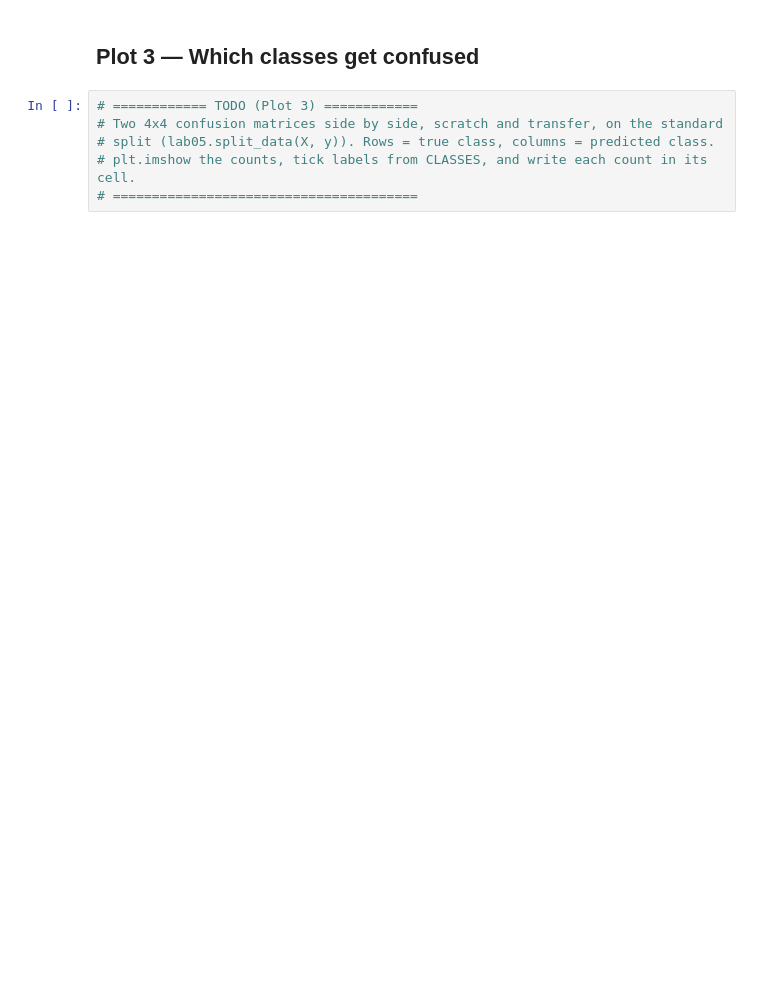
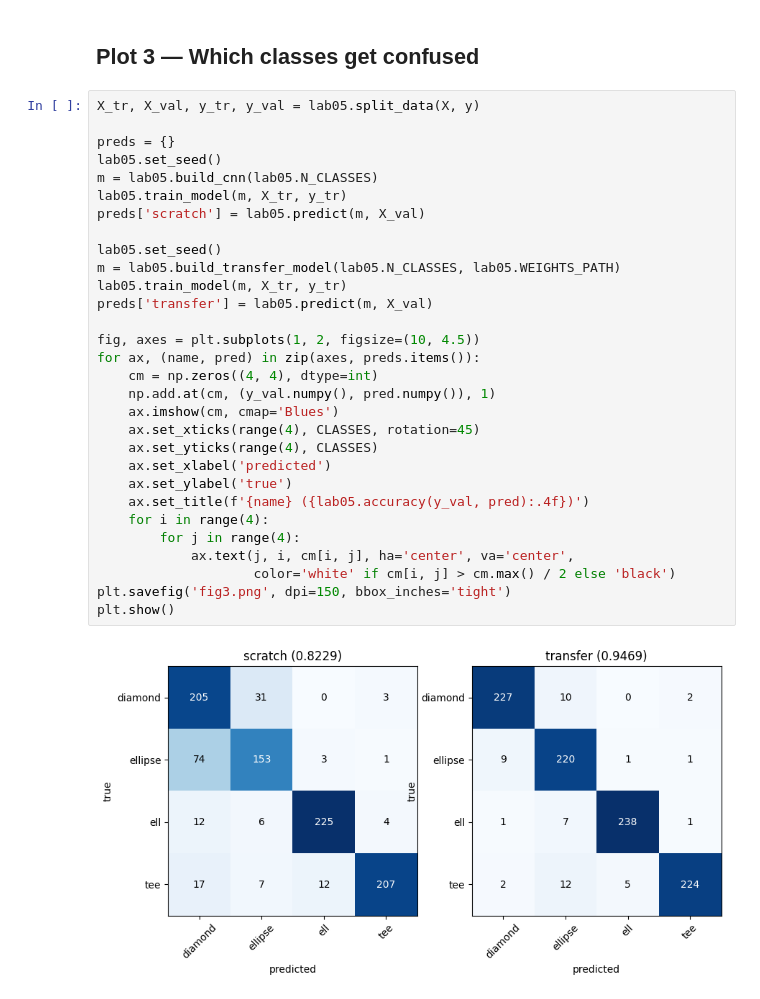
Before and after one commit to rhddnjs1974/machine-learning-project, a Jupyter notebook: lab05/notebooks/lab05_visualization.ipynb, the cells around one changed output. Cells and saved outputs as stored; diff of their text form; blank space fills up the shorter version.

```diff
--- a/lab05/notebooks/lab05_visualization.ipynb
+++ b/lab05/notebooks/lab05_visualization.ipynb
@@ -45,8 +79,34 @@ results
 # %% [markdown]
 ## Plot 3 — Which classes get confused
-# %%
-# ============ TODO (Plot 3) ============
-# Two 4x4 confusion matrices side by side, scratch and transfer, on the standard
-# split (lab05.split_data(X, y)). Rows = true class, columns = predicted class.
-# plt.imshow the counts, tick labels from CLASSES, and write each count in its cell.
-# =======================================
+# %%
+X_tr, X_val, y_tr, y_val = lab05.split_data(X, y)
+
+preds = {}
+lab05.set_seed()
+m = lab05.build_cnn(lab05.N_CLASSES)
+lab05.train_model(m, X_tr, y_tr)
+preds['scratch'] = lab05.predict(m, X_val)
+
+lab05.set_seed()
+m = lab05.build_transfer_model(lab05.N_CLASSES, lab05.WEIGHTS_PATH)
+lab05.train_model(m, X_tr, y_tr)
+preds['transfer'] = lab05.predict(m, X_val)
+
+fig, axes = plt.subplots(1, 2, figsize=(10, 4.5))
+for ax, (name, pred) in zip(axes, preds.items()):
+    cm = np.zeros((4, 4), dtype=int)
+    np.add.at(cm, (y_val.numpy(), pred.numpy()), 1)
+    ax.imshow(cm, cmap='Blues')
+    ax.set_xticks(range(4), CLASSES, rotation=45)
+    ax.set_yticks(range(4), CLASSES)
+    ax.set_xlabel('predicted')
+    ax.set_ylabel('true')
+    ax.set_title(f'{name} ({lab05.accuracy(y_val, pred):.4f})')
+    for i in range(4):
+        for j in range(4):
+            ax.text(j, i, cm[i, j], ha='center', va='center',
+                    color='white' if cm[i, j] > cm.max() / 2 else 'black')
+plt.savefig('fig3.png', dpi=150, bbox_inches='tight')
+plt.show()
+# %% [output]
+[figure, added]
```
Also changed, not shown: parts of 5 cells of this notebook, 6 other files.
